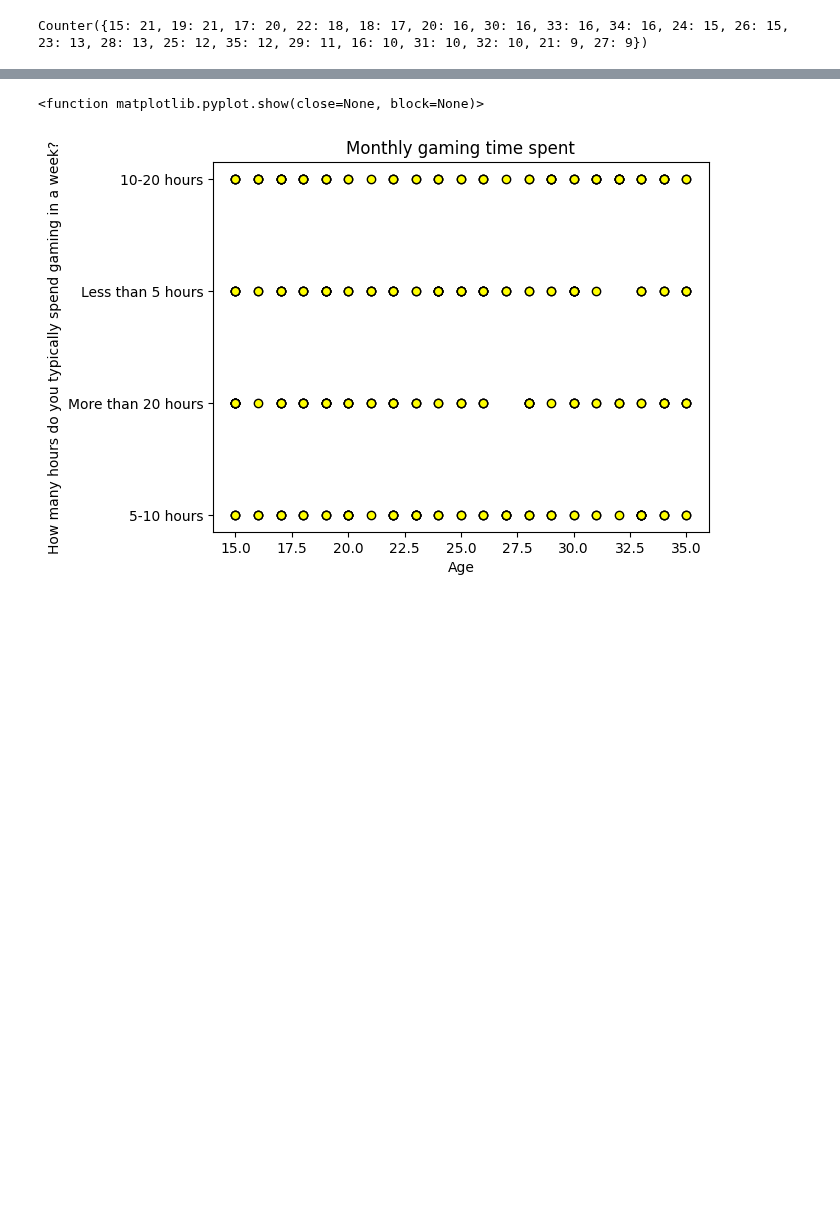
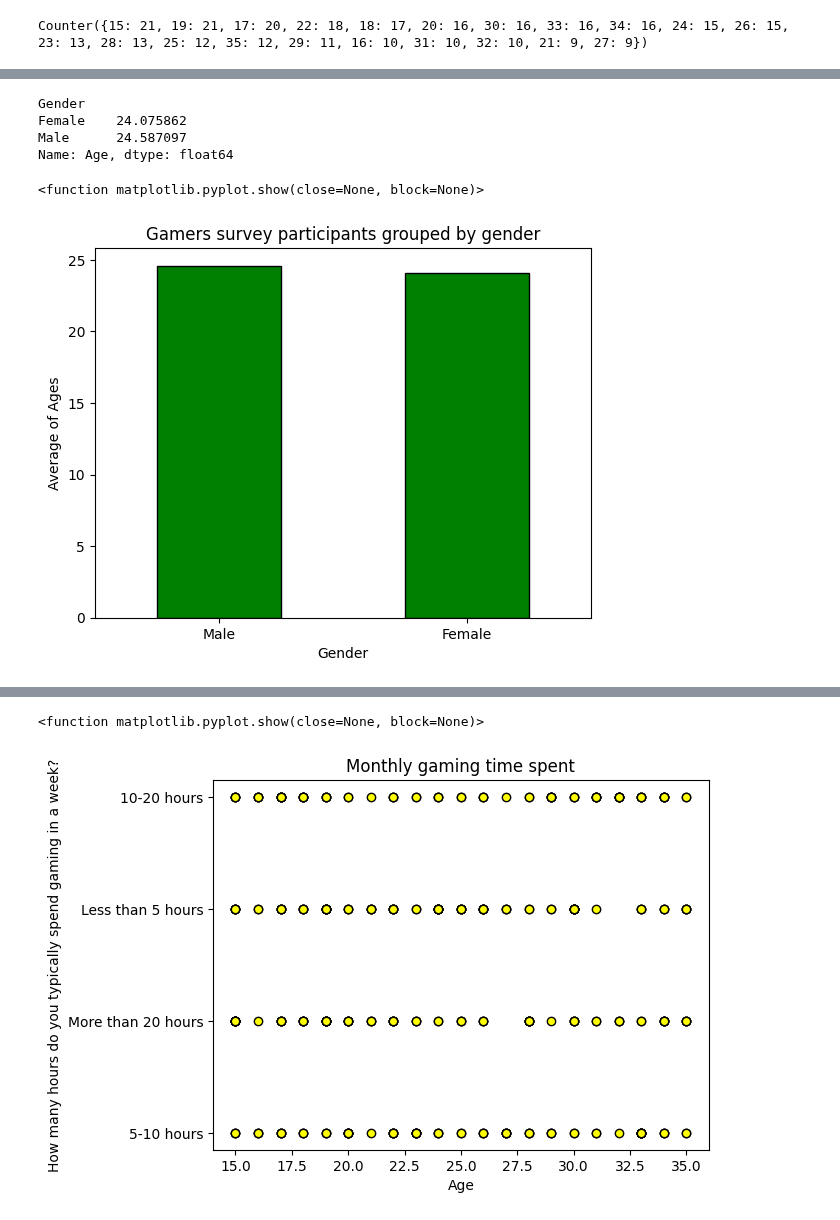
Before and after one commit to Zyoung002/Dataanalyticscapstone, a Jupyter notebook: Gaming_Trends.ipynb, the cells around one changed output, grey strips where cells are left out. Cells and saved outputs as stored; diff of their text form; code cells hidden in the pictures; blank space fills up the shorter version.

```diff
--- a/Gaming_Trends.ipynb
+++ b/Gaming_Trends.ipynb
@@ -431 +464,20 @@ Counter({15: 21, 19: 21, 17: 20, 22: 18, 18: 17, 20: 16, 30: 16, 33: 16, 34: 16,
+# %%
+grouped_age2 = isolated_sorted_age.groupby('Gender')['Age'].mean()
+New_sorted_data = grouped_age2.sort_values(ascending=False)
+
+print(grouped_age2)
+
+New_sorted_data.plot(kind='bar', color='green', edgecolor='black')
+plt.title('Gamers survey participants grouped by gender')
+plt.xlabel('Gender')
+plt.ylabel('Average of Ages')
+plt.xticks(rotation=0)
+plt.show
+# %% [output]
+Gender
+Female    24.075862
+Male      24.587097
+Name: Age, dtype: float64
+<function matplotlib.pyplot.show(close=None, block=None)>
+[figure, added]
 # %%
```
Also changed, not shown: parts of 13 cells of this notebook, 2 other files.
